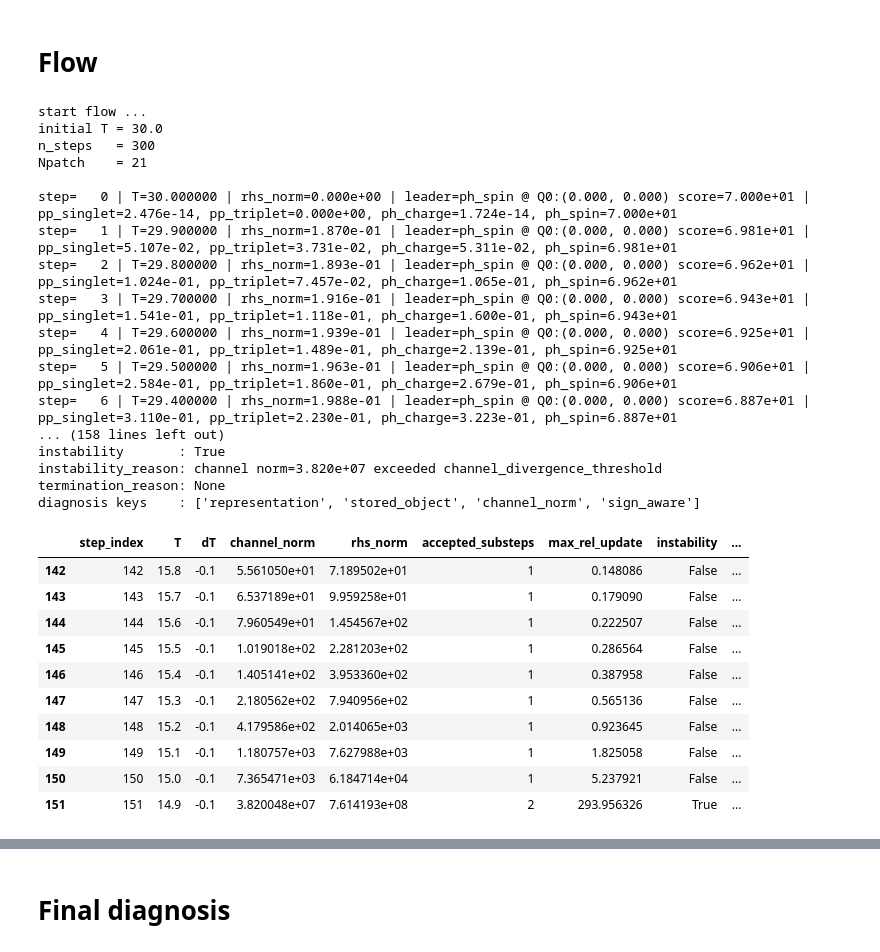
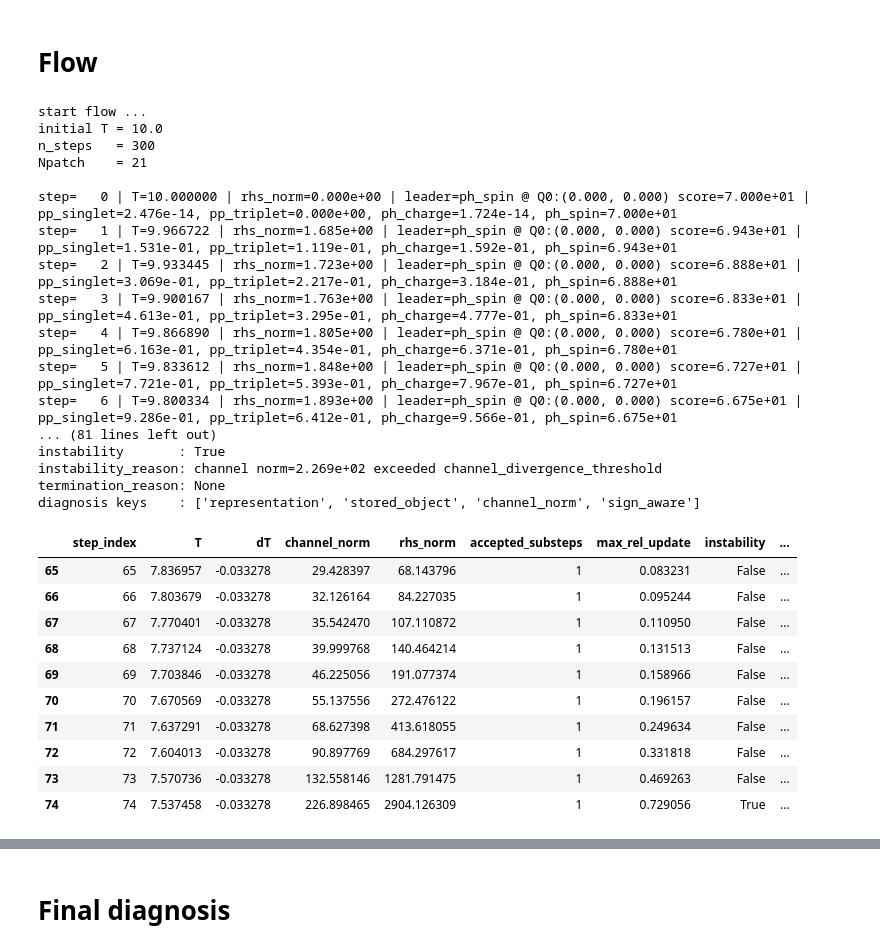
Before and after one commit to Mio826/functional-RG-Kagome-, a Jupyter notebook: test-flow.ipynb, the cells around one changed output, grey strips where cells are left out. Saved outputs shown, nothing was run; the diff lists cells and outputs as text; code cells hidden in the pictures.

```diff
--- a/test-flow.ipynb
+++ b/test-flow.ipynb
@@ -995,7 +1625,7 @@ arg  = [ 0.  0.  0.  0.  0.  0. -0.  0.  0.  0.  0.  0.  0.  0. -0.  0.  0. -0.
 CASE = "U_only"   # "V_only" or "U_only" or custom below
 
 if CASE == "V_only":
-    U_TEST, V_TEST = 0.0, 8.0
+    U_TEST, V_TEST = 0, 10.0
 elif CASE == "U_only":
     U_TEST, V_TEST = 10.0, 0.0
 else:
@@ -1004,9 +1634,9 @@ else:
 # ------------------------------------------------------------
 # flow params
 # ------------------------------------------------------------
-T_START = 30.0
-T_STOP  = 0.1
-NFREQ   = 40
+T_START = 10.0
+T_STOP  = 0.05
+NFREQ   = 50
 NSTEPS  = 300
 
 M6 = exact_M6_points_1bz(model)
@@ -1040,11 +1670,11 @@ solver = FRGFlowSolverSZ0(
     include_explicit_T_prefactor=True,
 
     # keep the adaptive integrator lenient enough for exploration
-    max_relative_update=20.0,
+    max_relative_update=5.0,
     min_substep_fraction=1.0 / 512.0,
 
     # do not let raw vertex norm stop the flow too early
-    channel_divergence_threshold=1e4,
+    channel_divergence_threshold=2e2,
 
     # sign-aware diagnosis monitored at selected Q's
     diagnosis_Qs=diagnosis_Qs,
@@ -1063,7 +1693,7 @@ builder0 = build_sz0_builder_from_solver(solver, Landau_F=False)
 df_bare, bare_store = evaluate_selected_Qs(builder0, diagnosis_Qs, landau_F=False)
 
 print("\n=== bare (initial) sign-aware kernel metrics ===")
-display(df_bare.sort_values(["Q_index", "channel"]).reset_index(drop=True))
+# display(df_bare.sort_values(["Q_index", "channel"]).reset_index(drop=True))
 
 plot_signaware_bars(df_bare, title="Bare diagnosis: four channels on selected Q's")
 
@@ -1120,7 +1733,7 @@ print("n_steps   =", len(solver.temperature_path))
 print("Npatch    =", solver.Npatch)
 print()
 
-SNAPSHOT_STEPS = [140, 147, 148, 149]
+SNAPSHOT_STEPS = [73, 74, 75, 76]
 
 history, snapshots = manual_run_flow_live(
     solver,
@@ -1129,53 +1742,53 @@ history, snapshots = manual_run_flow_live(
 
 print("saved snapshots:", sorted(snapshots.keys()))
 
 print("\nrun finished.")
 print("history length =", len(history))
 print("instability_record =", solver.instability_record is not None)
 
 if solver.instability_record is not None:
     rec = solver.instability_record
     print("\n=== instability record ===")
     print("step_index        :", rec.step_index)
     print("temperature       :", rec.temperature)
     print("instability       :", rec.instability)
     print("instability_reason:", rec.instability_reason)
     print("termination_reason:", rec.termination_reason)
     print("diagnosis keys    :", list(rec.diagnosis_payload.keys()))
 else:
     print("No instability_record found.")
 
 history_df = history_to_dataframe(history)
 display(history_df.tail(10))
 # %% [output]
 start flow ...
-initial T = 30.0
+initial T = 10.0
 n_steps   = 300
 Npatch    = 21
 
-step=   0 | T=30.000000 | rhs_norm=0.000e+00 | leader=ph_spin @ Q0:(0.000, 0.000) score=7.000e+01 | pp_singlet=2.476e-14, pp_triplet=0.000e+00, ph_charge=1.724e-14, ph_spin=7.000e+01
-step=   1 | T=29.900000 | rhs_norm=1.870e-01 | leader=ph_spin @ Q0:(0.000, 0.000) score=6.981e+01 | pp_singlet=5.107e-02, pp_triplet=3.731e-02, ph_charge=5.311e-02, ph_spin=6.981e+01
-step=   2 | T=29.800000 | rhs_norm=1.893e-01 | leader=ph_spin @ Q0:(0.000, 0.000) score=6.962e+01 | pp_singlet=1.024e-01, pp_triplet=7.457e-02, ph_charge=1.065e-01, ph_spin=6.962e+01
-step=   3 | T=29.700000 | rhs_norm=1.916e-01 | leader=ph_spin @ Q0:(0.000, 0.000) score=6.943e+01 | pp_singlet=1.541e-01, pp_triplet=1.118e-01, ph_charge=1.600e-01, ph_spin=6.943e+01
-step=   4 | T=29.600000 | rhs_norm=1.939e-01 | leader=ph_spin @ Q0:(0.000, 0.000) score=6.925e+01 | pp_singlet=2.061e-01, pp_triplet=1.489e-01, ph_charge=2.139e-01, ph_spin=6.925e+01
-step=   5 | T=29.500000 | rhs_norm=1.963e-01 | leader=ph_spin @ Q0:(0.000, 0.000) score=6.906e+01 | pp_singlet=2.584e-01, pp_triplet=1.860e-01, ph_charge=2.679e-01, ph_spin=6.906e+01
-step=   6 | T=29.400000 | rhs_norm=1.988e-01 | leader=ph_spin @ Q0:(0.000, 0.000) score=6.887e+01 | pp_singlet=3.110e-01, pp_triplet=2.230e-01, ph_charge=3.223e-01, ph_spin=6.887e+01
-... (158 lines left out)
+step=   0 | T=10.000000 | rhs_norm=0.000e+00 | leader=ph_spin @ Q0:(0.000, 0.000) score=7.000e+01 | pp_singlet=2.476e-14, pp_triplet=0.000e+00, ph_charge=1.724e-14, ph_spin=7.000e+01
+step=   1 | T=9.966722 | rhs_norm=1.685e+00 | leader=ph_spin @ Q0:(0.000, 0.000) score=6.943e+01 | pp_singlet=1.531e-01, pp_triplet=1.119e-01, ph_charge=1.592e-01, ph_spin=6.943e+01
+step=   2 | T=9.933445 | rhs_norm=1.723e+00 | leader=ph_spin @ Q0:(0.000, 0.000) score=6.888e+01 | pp_singlet=3.069e-01, pp_triplet=2.217e-01, ph_charge=3.184e-01, ph_spin=6.888e+01
+step=   3 | T=9.900167 | rhs_norm=1.763e+00 | leader=ph_spin @ Q0:(0.000, 0.000) score=6.833e+01 | pp_singlet=4.613e-01, pp_triplet=3.295e-01, ph_charge=4.777e-01, ph_spin=6.833e+01
+step=   4 | T=9.866890 | rhs_norm=1.805e+00 | leader=ph_spin @ Q0:(0.000, 0.000) score=6.780e+01 | pp_singlet=6.163e-01, pp_triplet=4.354e-01, ph_charge=6.371e-01, ph_spin=6.780e+01
+step=   5 | T=9.833612 | rhs_norm=1.848e+00 | leader=ph_spin @ Q0:(0.000, 0.000) score=6.727e+01 | pp_singlet=7.721e-01, pp_triplet=5.393e-01, ph_charge=7.967e-01, ph_spin=6.727e+01
+step=   6 | T=9.800334 | rhs_norm=1.893e+00 | leader=ph_spin @ Q0:(0.000, 0.000) score=6.675e+01 | pp_singlet=9.286e-01, pp_triplet=6.412e-01, ph_charge=9.566e-01, ph_spin=6.675e+01
+... (81 lines left out)
 instability       : True
-instability_reason: channel norm=3.820e+07 exceeded channel_divergence_threshold
+instability_reason: channel norm=2.269e+02 exceeded channel_divergence_threshold
 termination_reason: None
 diagnosis keys    : ['representation', 'stored_object', 'channel_norm', 'sign_aware']
 |  | step_index | T | dT | channel_norm | rhs_norm | accepted_substeps | max_rel_update | instability | ... |
-| 142 | 142 | 15.8 | -0.1 | 5.561050e+01 | 7.189502e+01 | 1 | 0.148086 | False | ... |
-| 143 | 143 | 15.7 | -0.1 | 6.537189e+01 | 9.959258e+01 | 1 | 0.179090 | False | ... |
-| 144 | 144 | 15.6 | -0.1 | 7.960549e+01 | 1.454567e+02 | 1 | 0.222507 | False | ... |
-| 145 | 145 | 15.5 | -0.1 | 1.019018e+02 | 2.281203e+02 | 1 | 0.286564 | False | ... |
-| 146 | 146 | 15.4 | -0.1 | 1.405141e+02 | 3.953360e+02 | 1 | 0.387958 | False | ... |
-| 147 | 147 | 15.3 | -0.1 | 2.180562e+02 | 7.940956e+02 | 1 | 0.565136 | False | ... |
-| 148 | 148 | 15.2 | -0.1 | 4.179586e+02 | 2.014065e+03 | 1 | 0.923645 | False | ... |
-| 149 | 149 | 15.1 | -0.1 | 1.180757e+03 | 7.627988e+03 | 1 | 1.825058 | False | ... |
-| 150 | 150 | 15.0 | -0.1 | 7.365471e+03 | 6.184714e+04 | 1 | 5.237921 | False | ... |
-| 151 | 151 | 14.9 | -0.1 | 3.820048e+07 | 7.614193e+08 | 2 | 293.956326 | True | ... |
+| 65 | 65 | 7.836957 | -0.033278 | 29.428397 | 68.143796 | 1 | 0.083231 | False | ... |
+| 66 | 66 | 7.803679 | -0.033278 | 32.126164 | 84.227035 | 1 | 0.095244 | False | ... |
+| 67 | 67 | 7.770401 | -0.033278 | 35.542470 | 107.110872 | 1 | 0.110950 | False | ... |
+| 68 | 68 | 7.737124 | -0.033278 | 39.999768 | 140.464214 | 1 | 0.131513 | False | ... |
+| 69 | 69 | 7.703846 | -0.033278 | 46.225056 | 191.077374 | 1 | 0.158966 | False | ... |
+| 70 | 70 | 7.670569 | -0.033278 | 55.137556 | 272.476122 | 1 | 0.196157 | False | ... |
+| 71 | 71 | 7.637291 | -0.033278 | 68.627398 | 413.618055 | 1 | 0.249634 | False | ... |
+| 72 | 72 | 7.604013 | -0.033278 | 90.897769 | 684.297617 | 1 | 0.331818 | False | ... |
+| 73 | 73 | 7.570736 | -0.033278 | 132.558146 | 1281.791475 | 1 | 0.469263 | False | ... |
+| 74 | 74 | 7.537458 | -0.033278 | 226.898465 | 2904.126309 | 1 | 0.729056 | True | ... |
 # %%
 # ============================================================
 # Flow history plots
```
Also changed, not shown: parts of 22 cells of this notebook, 10 other files.
